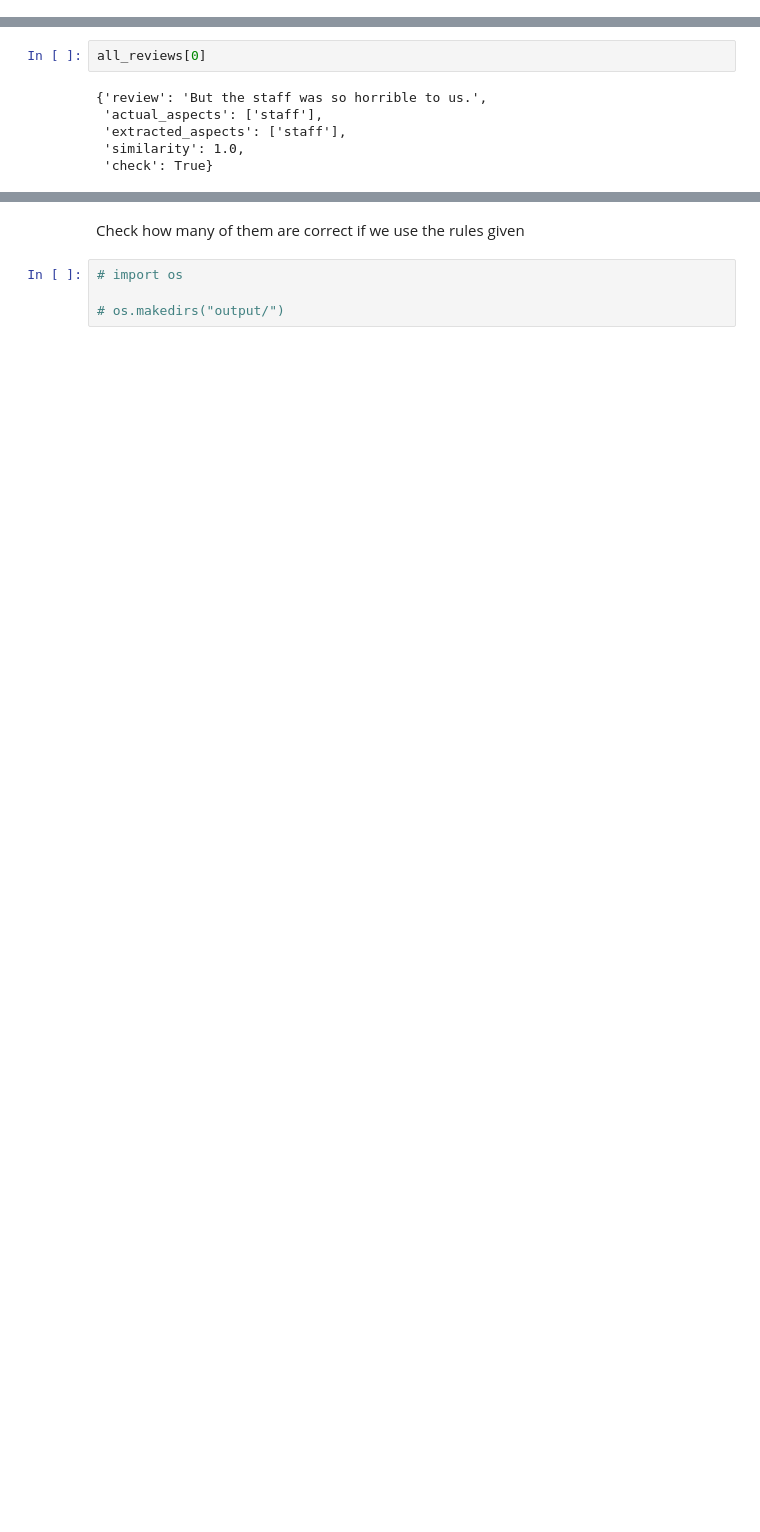
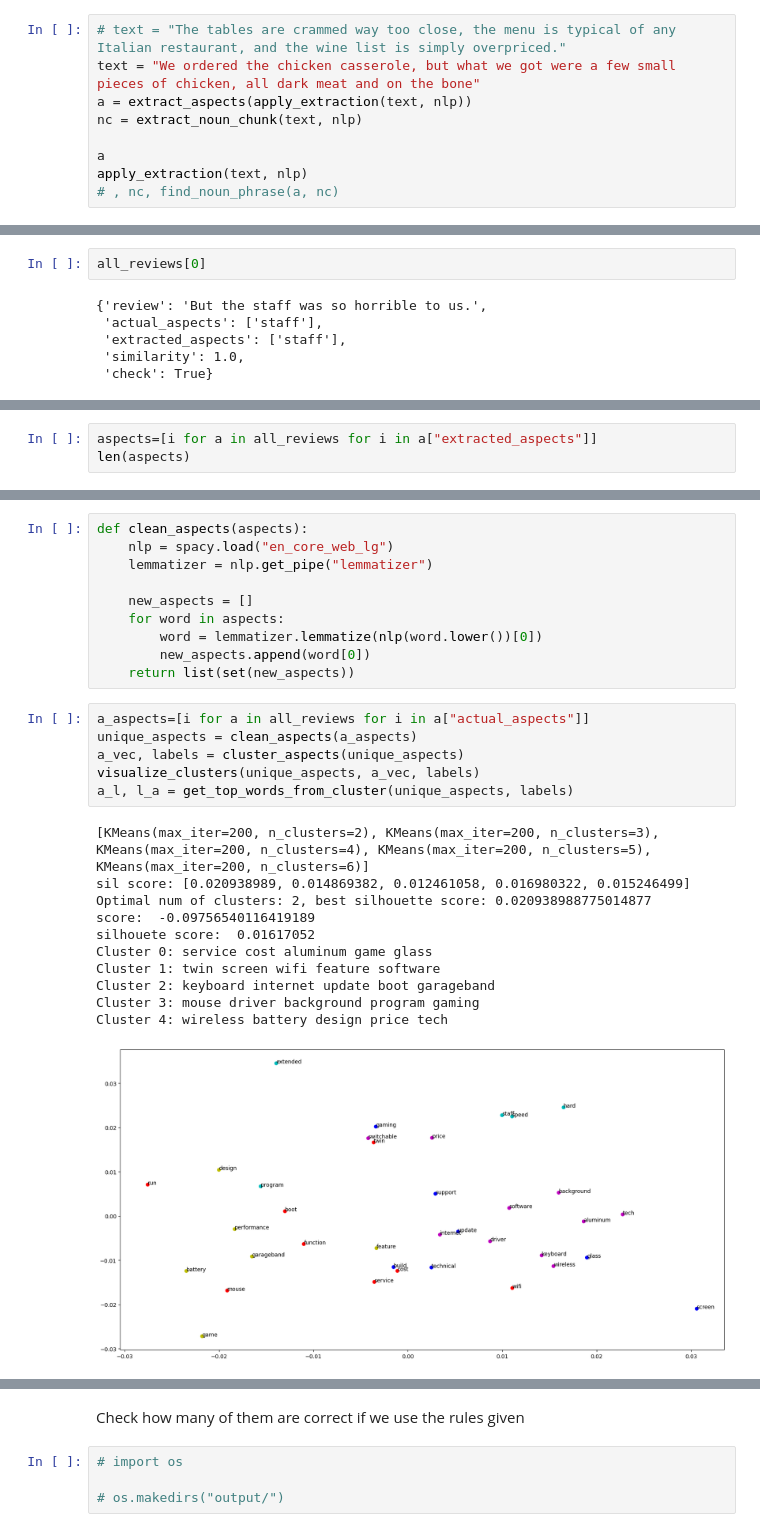
Before and after one commit to pinksi/aspect-extraction, a Jupyter notebook: rules_aspect_extraction.ipynb, the cells around one changed output, grey strips where cells are left out. Cells and saved outputs as stored; diff of their text form; blank space fills up the shorter version.

```diff
--- a/rules_aspect_extraction.ipynb
+++ b/rules_aspect_extraction.ipynb
@@ -158,0 +260,9 @@ def extract_aspects(pairs):
+# %%
+# text = "The tables are crammed way too close, the menu is typical of any Italian restaurant, and the wine list is simply overpriced."
+text = "We ordered the chicken casserole, but what we got were a few small pieces of chicken, all dark meat and on the bone"
+a = extract_aspects(apply_extraction(text, nlp))
+nc = extract_noun_chunk(text, nlp)
+
+a
+apply_extraction(text, nlp)
+# , nc, find_noun_phrase(a, nc)
@@ -192,0 +337,3 @@ all_reviews[0]
+# %%
+aspects=[i for a in all_reviews for i in a["extracted_aspects"]]
+len(aspects)
@@ -192,0 +433,28 @@ all_reviews[0]
+# %%
+def clean_aspects(aspects):
+    nlp = spacy.load("en_core_web_lg")
+    lemmatizer = nlp.get_pipe("lemmatizer")
+
+    new_aspects = []
+    for word in aspects:
+        word = lemmatizer.lemmatize(nlp(word.lower())[0])
+        new_aspects.append(word[0])
+    return list(set(new_aspects))
+# %%
+a_aspects=[i for a in all_reviews for i in a["actual_aspects"]]
+unique_aspects = clean_aspects(a_aspects)
+a_vec, labels = cluster_aspects(unique_aspects)
+visualize_clusters(unique_aspects, a_vec, labels)
+a_l, l_a = get_top_words_from_cluster(unique_aspects, labels)
+# %% [output]
+[KMeans(max_iter=200, n_clusters=2), KMeans(max_iter=200, n_clusters=3), KMeans(max_iter=200, n_clusters=4), KMeans(max_iter=200, n_clusters=5), KMeans(max_iter=200, n_clusters=6)]
+sil score: [0.020938989, 0.014869382, 0.012461058, 0.016980322, 0.015246499]
+Optimal num of clusters: 2, best silhouette score: 0.020938988775014877
+score:  -0.09756540116419189
+silhouete score:  0.01617052
+Cluster 0: service cost aluminum game glass
+Cluster 1: twin screen wifi feature software
+Cluster 2: keyboard internet update boot garageband
+Cluster 3: mouse driver background program gaming
+Cluster 4: wireless battery design price tech
+[figure, added]
```
Also changed, not shown: parts of 34 cells of this notebook, 3 other files.
